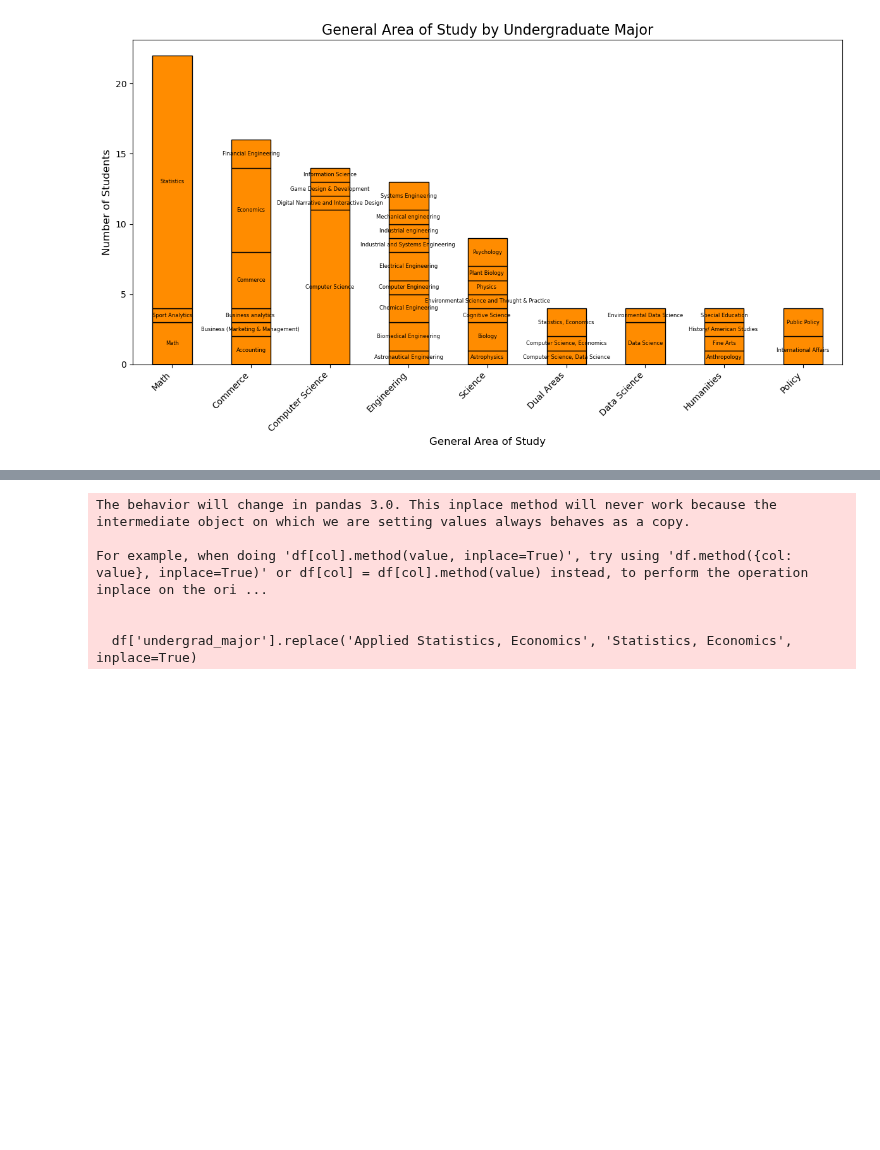
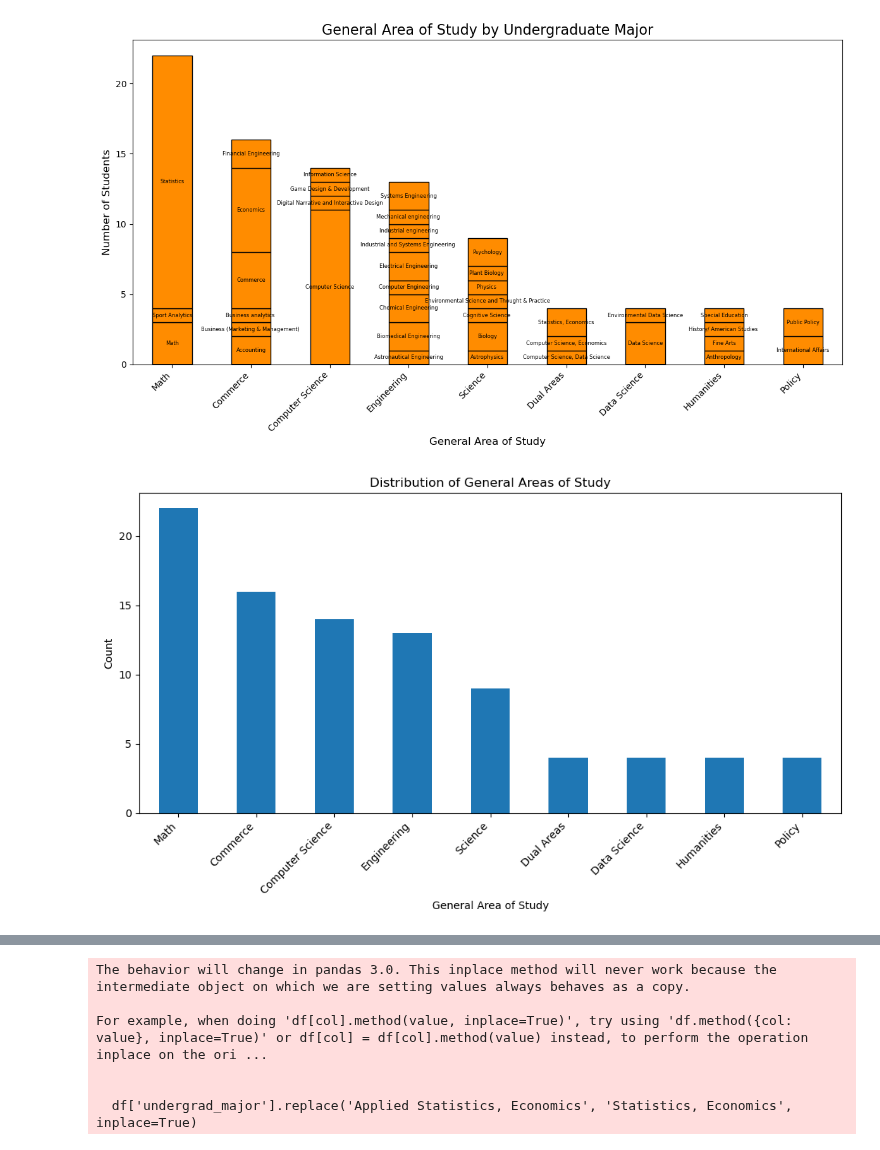
Before and after one commit to rde6mn/Machine-Learning-1, a Jupyter notebook: Homework 1/datacleaning.ipynb, the cells around one changed output, grey strips where cells are left out. Saved outputs shown, nothing was run; the diff lists cells and outputs as text; code cells hidden in the pictures; blank space fills up the shorter version.

Commit message:
graph creation up to fav_sports

```diff
--- a/Homework 1/datacleaning.ipynb
+++ b/Homework 1/datacleaning.ipynb
@@ -99,3 +99,21 @@ plt.tight_layout()
 plt.show()
 # %% [output]
 [figure]
+# %%
+import matplotlib.pyplot as plt
+
+# Count values
+counts = df['general_area_of_study'].value_counts()
+
+# Plot
+plt.figure(figsize=(10,6))
+counts.plot(kind='bar')
+
+plt.title("Distribution of General Areas of Study")
+plt.xlabel("General Area of Study")
+plt.ylabel("Count")
+plt.xticks(rotation=45, ha='right')
+plt.tight_layout()
+plt.show()
+# %% [output]
+[figure, added]
```
Also changed, not shown: parts of 10 cells of this notebook.
